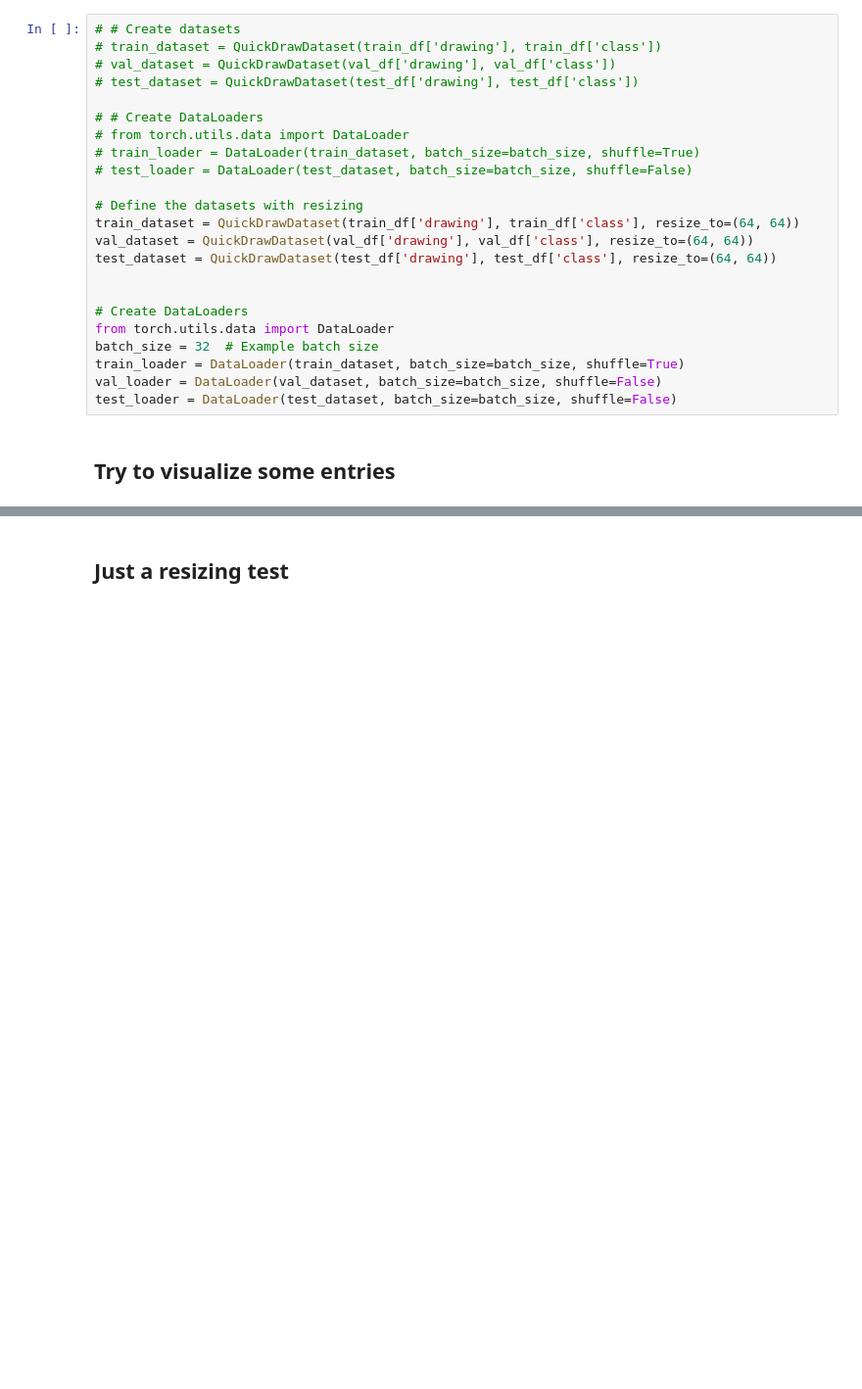
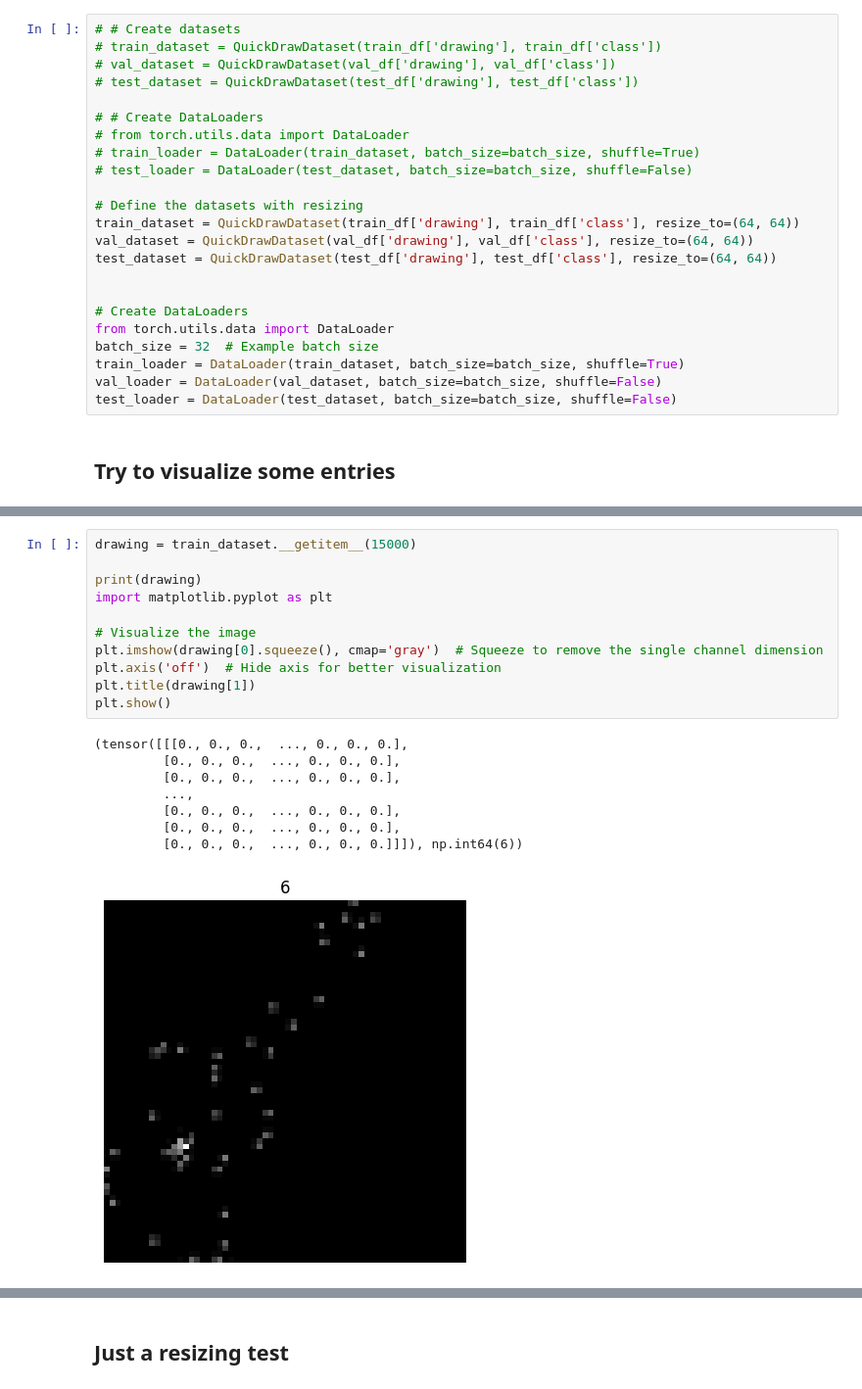
Before and after one commit to Wiztek712/BigData, a Jupyter notebook: application/AI/new_model.ipynb, the cells around one changed output, grey strips where cells are left out. Shown at 98% size. Saved outputs shown, nothing was run; the diff lists cells and outputs as text; blank space fills up the shorter version.

```diff
--- a/application/AI/new_model.ipynb
+++ b/application/AI/new_model.ipynb
@@ -203,0 +163,20 @@ for drawing in drawings:
+# %%
+drawing = train_dataset.__getitem__(15000)
+
+print(drawing)
+import matplotlib.pyplot as plt
+
+# Visualize the image
+plt.imshow(drawing[0].squeeze(), cmap='gray')  # Squeeze to remove the single channel dimension
+plt.axis('off')  # Hide axis for better visualization
+plt.title(drawing[1])
+plt.show()
+# %% [output]
+(tensor([[[0., 0., 0.,  ..., 0., 0., 0.],
+         [0., 0., 0.,  ..., 0., 0., 0.],
+         [0., 0., 0.,  ..., 0., 0., 0.],
+         ...,
+         [0., 0., 0.,  ..., 0., 0., 0.],
+         [0., 0., 0.,  ..., 0., 0., 0.],
+         [0., 0., 0.,  ..., 0., 0., 0.]]]), np.int64(6))
+[figure, added]
```
Also changed, not shown: parts of 5 cells of this notebook, 2 other files.
